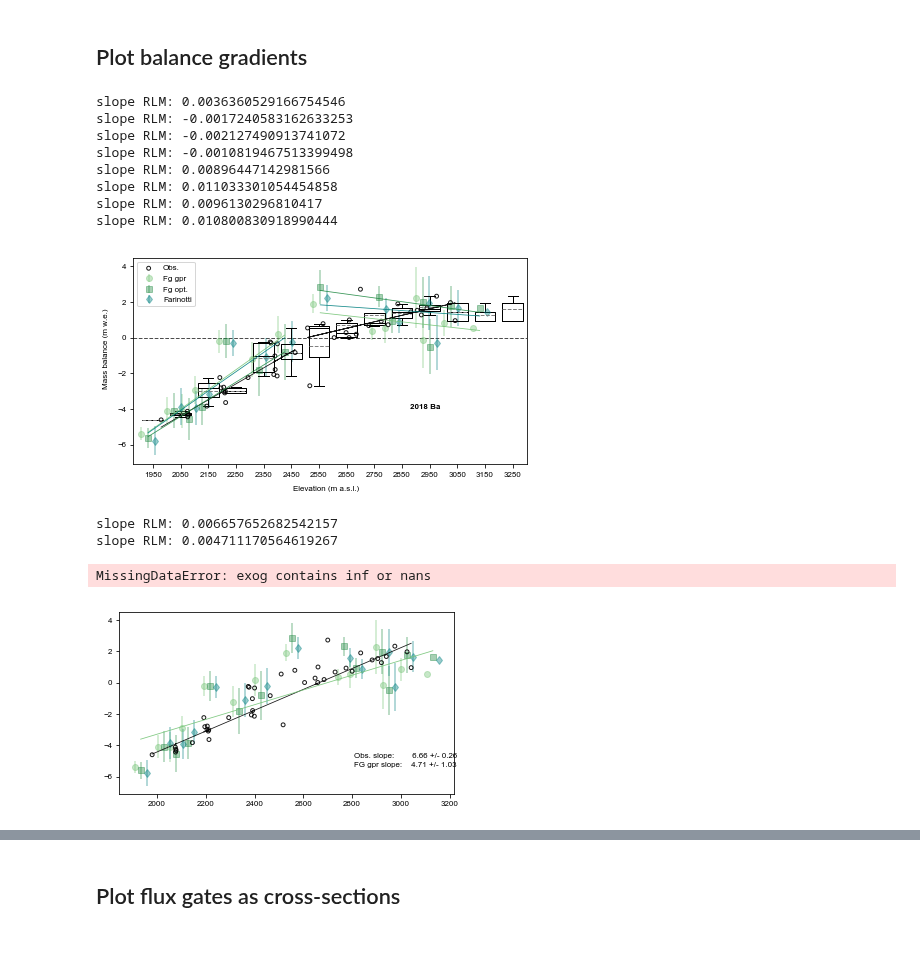
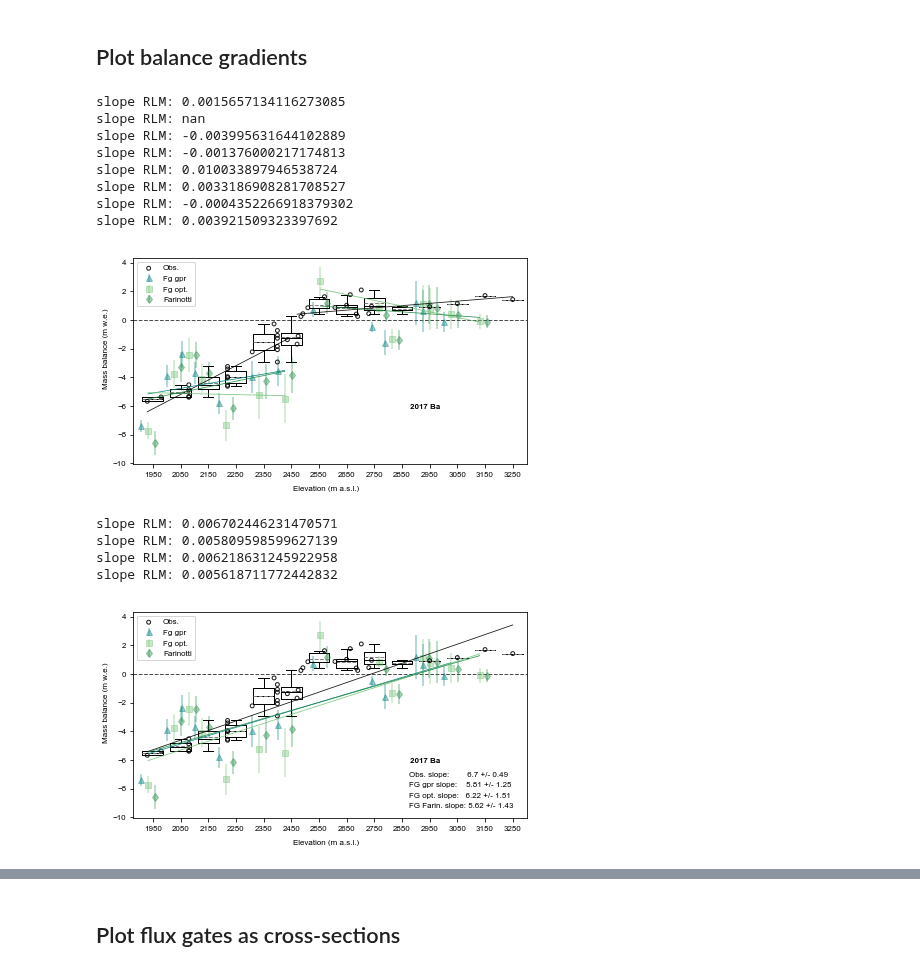
Before and after one commit to bpelto/ice_dynamics, a Jupyter notebook: flux_gate_velocity-Conrad__wip.ipynb, the cells around one changed output, grey strips where cells are left out. Drawn from its saved outputs; the diff is of its cells as text; code cells hidden in the pictures; blank space fills up the shorter version.

Commit message:
correct flux in for middle bins

```diff
--- a/flux_gate_velocity-Conrad__wip.ipynb
+++ b/flux_gate_velocity-Conrad__wip.ipynb
@@ -462,6 +438,10 @@ sQinF = np.squeeze(sQinF)
 FG = pd.DataFrame(list(zip(Q_out, Q_in, cr_area, sQout, sQin, Q_outF, Q_inF, sQoutF, sQinF, cr_areaF, vzdir)),
         columns=['Q_out', 'Q_in', 'cr_area', 'sQout', 'sQin', 'Q_outF', 'Q_inF','sQoutF', 'sQinF', 'cr_areaF', 'vzdir'])
 
+
+FG.loc[cb, 'Q_in'] = FG.Q_out[cb+1]+ FG.Q_out[cb+2]
+FG.loc[cb, 'Q_inF'] = FG.Q_outF[cb+1]+ FG.Q_outF[cb+2]
+
 FG['vel_fg'] = FG.Q_out / FG.cr_area #net velocity per gate
 FG['vel_fgF'] = FG.Q_outF / FG.cr_area
 FG['bin']=np.arange(0,len(range(D.ID.nunique()+1)),1)
@@ -798,6 +775,10 @@ FG_gpr['bin'] = np.arange(0,len(range(D.ID.nunique()+1)),1)#[0,1,2,3]
 # FG_gpr['vfg'] = FG_gpr.Qo_gpr / FG_gpr.cr_area_gpr #net velocity per gate
 # FG['bin']=np.arange(0,14,1)
 
+
+FG_gpr.loc[cb+1, 'Qo_gpr'] = FG_df.Q_out[cb+1] #flux out for bin 8, which has no radar measurements
+FG_gpr.loc[cb, 'Qin_gpr'] = FG_gpr.Qo_gpr[cb+1]+ FG_gpr.Qo_gpr[cb+2] #flux in for center bin
+
 FG_gpr['spQo_gpr'] = FG_gpr.sQo_gpr / FG_gpr.Qo_gpr * 100. #%err on flux
 FG_gpr['spQin_gpr'] = FG_gpr.sQin_gpr / FG_gpr.Qin_gpr * 100. #%err on flux
 
@@ -844,7 +823,7 @@ FG_all = FG_df.merge(FG_gpr, how='left') #on='bin')
 FG_all['Q_net_gpr'] = FG_all.Qin_gpr - FG_all.Qo_gpr
 
 
-FG_all.loc[cb, 'Q_net_gpr'] = FG_all.Q_out[cb+1]+ FG_all.Qo_gpr[cb+2] - FG_all.Qo_gpr[cb]
+# FG_all.loc[cb, 'Q_net_gpr'] = FG_all.Q_out[cb+1]+ FG_all.Qo_gpr[cb+2] - FG_all.Qo_gpr[cb]
 # FG_all.loc[14, 'Q_net_gpr'] = FG_all.Q_out[14]
 # FG_all.loc[14, 'sQo_gpr'] = FG_df.sQout[14]
 # FG_all.loc[14, 'sQin_gpr'] = FG_df.sQin[14]
@@ -1058,9 +1034,9 @@ y_abl_fg_F=new.b_fg_weF[new.dem_mean<2470]
 x = [x_acc_obs, x_acc_fg_gpr, x_acc_fg_opt, x_acc_fg_F, x_abl_obs, x_abl_fg_gpr, x_abl_fg_opt, x_abl_fg_F]
 y = [y_acc_obs, y_acc_fg_gpr, y_acc_fg_opt, y_acc_fg_F, y_abl_obs, y_abl_fg_gpr, y_abl_fg_opt, y_abl_fg_F]
 
-color = ['k', '#74c476', '#238b45', 'teal', 'k', '#74c476', '#238b45', 'teal']
+color = ['k', 'teal', '#74c476', '#238b45', 'k', 'teal', '#74c476', '#238b45']
 label = ['Obs.', 'Fg gpr', 'Fg opt.','Farinotti','','','','']
-sym = 'o', 'o', 's', 'd', 'o', 'o', 's', 'd'
+sym = ['o', '^', 's', 'd','o', '^', 's', 'd']
 # Call function to create error bars
 shift = [-25,0,25,0,-25,0,25]
 for i in [0,1,2,4,5,6]:#range(6):
@@ -1075,7 +1051,6 @@ for i in [0,1,2,4,5,6]:#range(6):
 
 ## plot data and regression lines
 ax.scatter(x_ax_obs,y_ax_obs,color=color[0], label=label[0], alpha=a, s=s,facecolor='', zorder=3)  ##plot obs data x[0],y[0]
-color2 = ['b', 'y', 'purple', 'orange']
 
 # ###plot mass con
 # MC_y = [FG_all.Bgpr_mass_con, FG_all.Bmass_con, FG_all.BFmass_con]
@@ -1192,15 +1167,15 @@ plt.savefig(fl_path + 'products/' + Glacier[gl]+'_bdot_split' + balance + str(ye
 
 plt.show()
 # %% [output]
-slope RLM: 0.0036360529166754546
-slope RLM: -0.0017240583162633253
-slope RLM: -0.002127490913741072
-slope RLM: -0.0010819467513399498
-slope RLM: 0.00896447142981566
-slope RLM: 0.011033301054454858
-slope RLM: 0.0096130296810417
-slope RLM: 0.010800830918990444
+slope RLM: 0.0015657134116273085
+slope RLM: nan
+slope RLM: -0.003995631644102889
+slope RLM: -0.001376000217174813
+slope RLM: 0.010033897946538724
+slope RLM: 0.0033186908281708527
+slope RLM: -0.0004352266918379302
+slope RLM: 0.003921509323397692
-[figure, old version]
+[figure, new version]
 # %%
 import seaborn as sns
 from scipy import stats
@@ -1286,9 +1261,9 @@ y = [y_ax_obs, y_ax_fg_gpr, y_ax_fg_opt, y_ax_fg_F]
 x = [x_ax_obs, x_ax_fg_gpr, x_ax_fg_opt, x_ax_fg_F]
 y = [y_ax_obs, y_ax_fg_gpr, y_ax_fg_opt, y_ax_fg_F]
 
-color = ['k', '#74c476', '#238b45', 'teal']
+color = ['k', 'teal', '#74c476', '#238b45']
 label = ['Obs.', 'Fg gpr', 'Fg opt.','Farinotti']
-sym = ['o', 'o', 's', 'd']
+sym = ['o', '^', 's', 'd']
 # Call function to create error bars
 shift = [-25,0,25]
 for i in range(3):
@@ -1386,37 +1361,38 @@ for z in z_range:
 # print(OB_F, len(OB_F))
 
 
 
 # thieves = sns.boxplot(x=obs_data.Elev_bin, y=obs_data.Ba, hue=obs_data.Year, palette='BuGn', saturation=0.7, ax=ax)
 # ax = sns.boxplot(x=Z_F, y=OB_F, palette='BuGn', saturation=0.7)#, ax=ax)
 meanlineprops = dict(linestyle='--', linewidth=1., color='0.5')
 medianprops = dict(linestyle='-', linewidth=1, color='k')
 BOX=plt.boxplot(OB_F[1:],meanprops=meanlineprops,medianprops=medianprops,showmeans=True, meanline=True,sym='',
                 positions=[1950, 2050, 2150, 2250, 2350, 2450, 2550, 2650, 2750, 2850, 2950, 3050,
                           3150, 3250],widths=75)
 #                            2050., 2150., 2250., 2350., 2450., 2550., 2650., 2750.
 # Add jitter with the swarmplot function.
 # ax = sns.swarmplot(x=Zor, y=OBS, color="grey")
 # glacio = [Z, OBS]
 
 # ax.boxplot(glacio)
 
 ############################
 ax.set_xlim(1880,3300)
 fig.subplots_adjust(bottom=0.12, top=0.98, hspace=0.1, left=0.08, right=0.99, wspace=0.05)#left=0.07, right=0.9,wspace=0.05,
 ax.legend(loc='upper left')#, bbox_to_anchor=(0, 0.42, 0.7, 0.5), labelspacing=0.2, handletextpad=0.1)
 # ax.xaxis.set_major_locator(ticker.MultipleLocator(100))
 fig.text(0.01, 0.75, 'Mass balance (m w.e.)', rotation=90)
 fig.text(0.45, 0.01, 'Elevation (m a.s.l.)')
 fig.text(0.72, 0.35, str(year)+ ' '+ balance, fontweight='bold')
 plt.savefig(fl_path + 'products/' + Glacier[gl]+'_bdot_' + balance + str(year) +'.png', dpi=300) #+ Glacier[gl]
 
 plt.show()
 # %% [output]
-slope RLM: 0.006657652682542157
-slope RLM: 0.004711170564619267
+slope RLM: 0.006702446231470571
+slope RLM: 0.005809598599627139
+slope RLM: 0.006218631245922958
+slope RLM: 0.005618711772442832
-MissingDataError: exog contains inf or nans
-[figure, old version]
+[figure, new version]
 # %%
 exog
 # %% [output]
```
Also changed, not shown: parts of 24 cells of this notebook.
